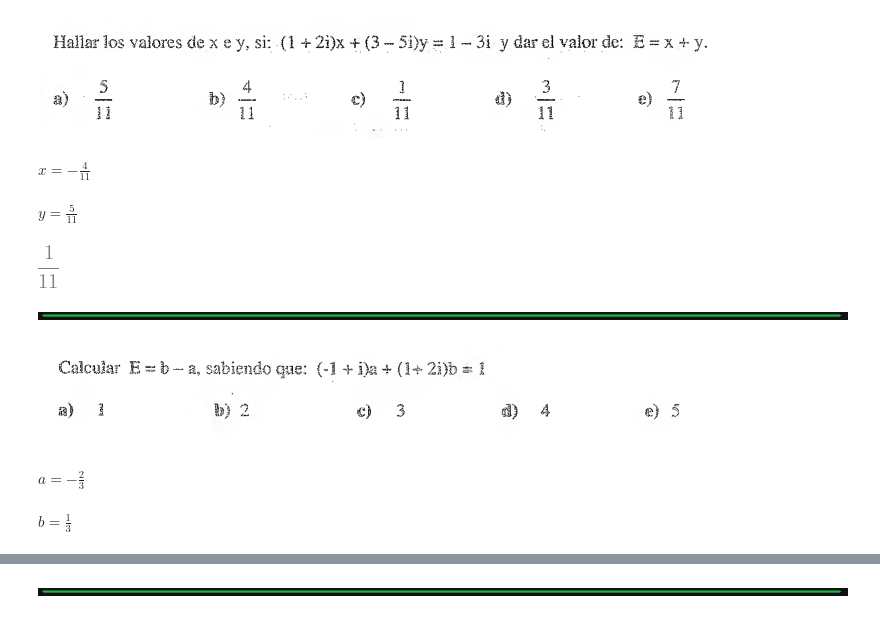
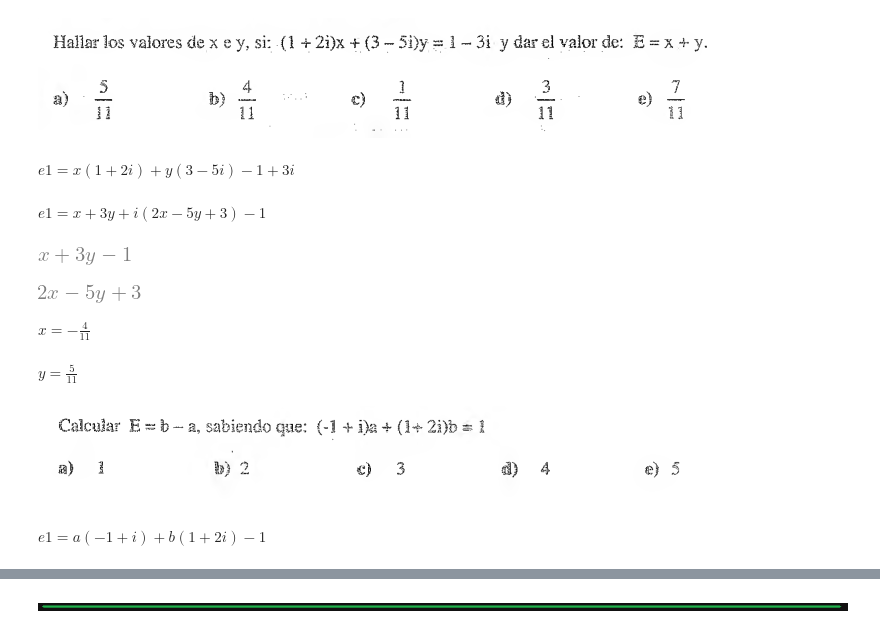
Before and after one commit to aldotb/Algebra-Math-Symbolic-Biblie, a Jupyter notebook: 10800 Preliminar Complex Numbers.ipynb, the cells around one changed output, grey strips where cells are left out. Cells and saved outputs as stored; diff of their text form; code cells hidden in the pictures.

```diff
--- a/10800 Preliminar Complex Numbers.ipynb
+++ b/10800 Preliminar Complex Numbers.ipynb
@@ -62,17 +48,6 @@ from  libaldomath  import *
 # %% [markdown]
 ![image.png](attachment:1f9639b1-df34-40af-8e45-24066fc92efa.png)
 # %%
-M1=1+2*I
-M2=3-5*I
-Q=M1*x+M2*y-(1-3*I)
+e1=MyEq((1+2*I)*x+(3-5*I)*y-1+3*I,'e1')
+# %% [output]
+$\displaystyle e1 =x \left(1 + 2 i\right) + y \left(3 - 5 i\right) - 1 + 3 i$
-# %%
-x,y=simplesolve((imgpart(Q),repart(Q)),(x,y),'show')
-# %% [output]
-$\displaystyle x =- \frac{4}{11}$
-$\displaystyle y =\frac{5}{11}$
-# %%
-x+y
-# %% [output]
-[figure, removed]
-# %% [markdown]
-![image.png](attachment:fb4a0593-7b41-4cdb-a0d9-25828b4f2e1f.png)
@@ -81,0 +54,17 @@ from  libaldomath  import *
+# %%
+e1.complex()
+# %% [output]
+$\displaystyle e1 =x + 3 y + i \left(2 x - 5 y + 3\right) - 1$
+# %%
+e1.re()
+# %% [output]
+[figure, added]
+# %%
+e1.im()
+# %% [output]
+[figure, added]
+# %%
+x,y=simplesolve(e1.re(),e1.im())
+# %% [output]
+$\displaystyle x =- \frac{4}{11}$
+$\displaystyle y =\frac{5}{11}$
@@ -82,11 +74,6 @@ from  libaldomath  import *
 # %% [markdown]
 ![image.png](attachment:25115b89-da25-4c19-8a64-b4a830f58ee4.png)
 # %%
-M1=-1+I
-M2=1+2*I
-Q=M1*a+M2*b-1
+e1=MyEq((-1+I)*a+(1+2*I)*b-1,'e1')
+# %% [output]
+$\displaystyle e1 =a \left(-1 + i\right) + b \left(1 + 2 i\right) - 1$
-# %%
-a,b=simplesolve((imgpart(Q),repart(Q)),(a,b),'show')
-# %% [output]
-$\displaystyle a =- \frac{2}{3}$
-$\displaystyle b =\frac{1}{3}$
```
Also changed, not shown: parts of 24 cells of this notebook, 6 other files.
